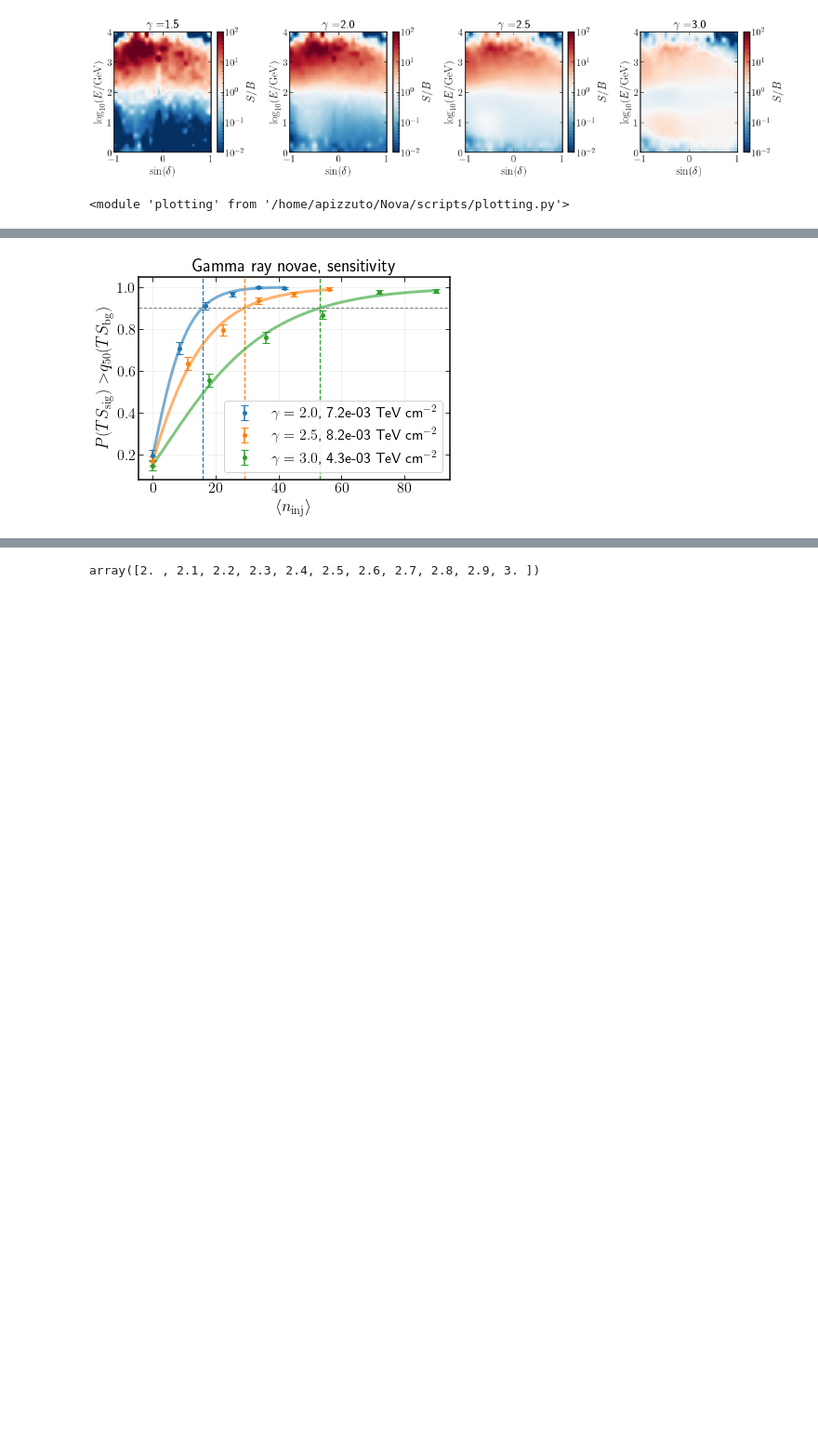
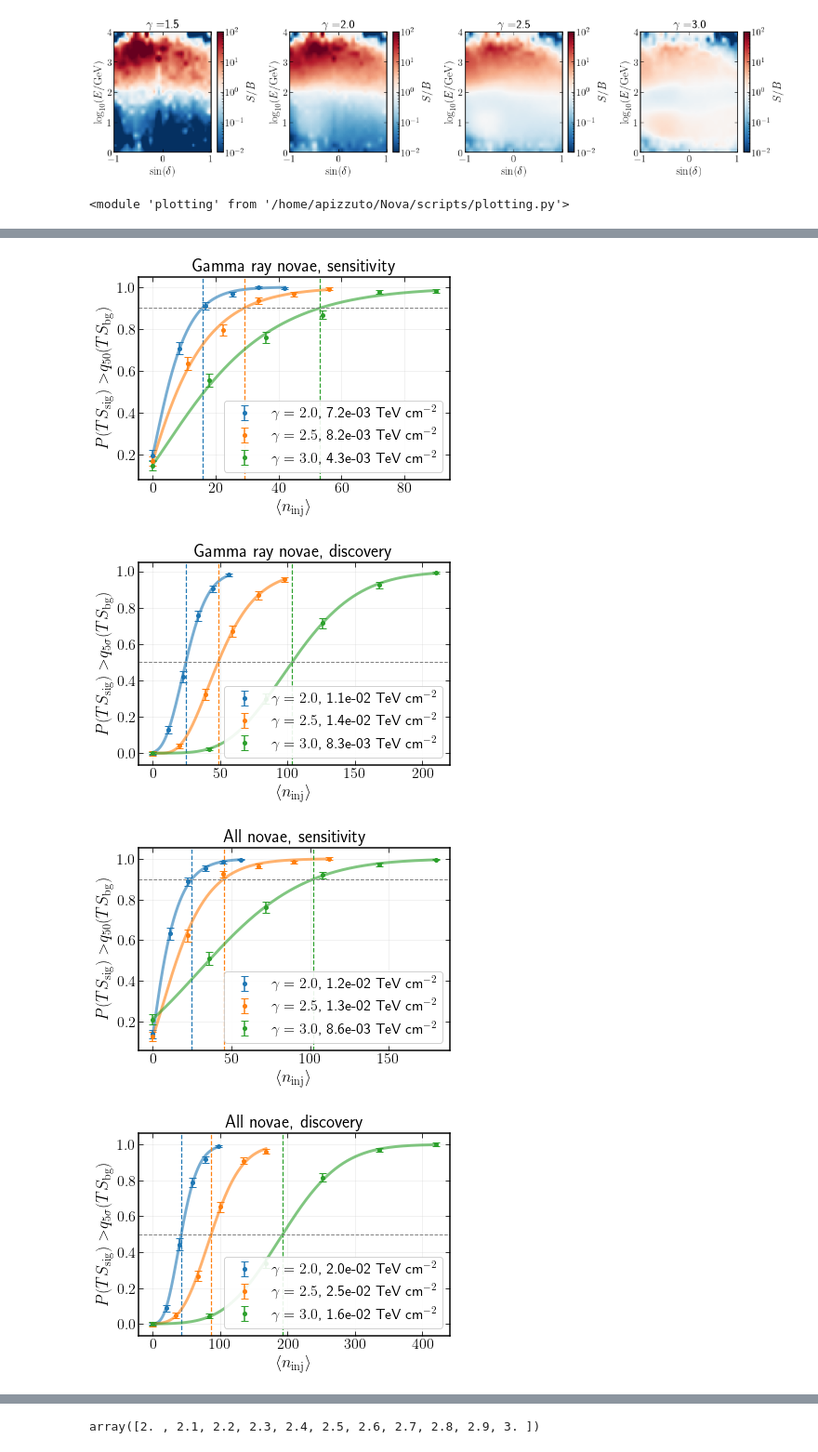
Before and after one commit to apizzuto/Novae, a Jupyter notebook: notebooks/stacking_sensitivity.ipynb, the cells around one changed output, grey strips where cells are left out. Shown at 93% size. Cells and saved outputs as stored; diff of their text form; code cells hidden in the pictures; blank space fills up the shorter version.

```diff
--- a/notebooks/stacking_sensitivity.ipynb
+++ b/notebooks/stacking_sensitivity.ipynb
@@ -104,9 +104,24 @@ gamma_novae.sensitivity_vs_gamma(in_flux=False, discovery=True, ax=ax)
-# %%
-gamma_novae.sensitivity_efficiency_curve()
-plt.title('Gamma ray novae, sensitivity')
-plt.show()
-# %% [output]
-[figure, removed]
+# %%
+gamma_novae.sensitivity_efficiency_curve(discovery=False)
+plt.title('Gamma ray novae, sensitivity')
+plt.show()
+
+gamma_novae.sensitivity_efficiency_curve(discovery=True)
+plt.title('Gamma ray novae, discovery')
+plt.show()
+
+all_novae.sensitivity_efficiency_curve(discovery=False)
+plt.title('All novae, sensitivity')
+plt.show()
+
+all_novae.sensitivity_efficiency_curve(discovery=True)
+plt.title('All novae, discovery')
+plt.show()
+# %% [output]
+[figure, added]
+[figure, added]
+[figure, added]
+[figure, added]
 # %%
 gams = np.asarray([2.0, 2.5, 3.0])
 all_sens = [all_novae.sensitivity[gam]['E2dNdE'] for gam in gams]
```
Also changed, not shown: parts of 8 cells of this notebook, 2 other files.
